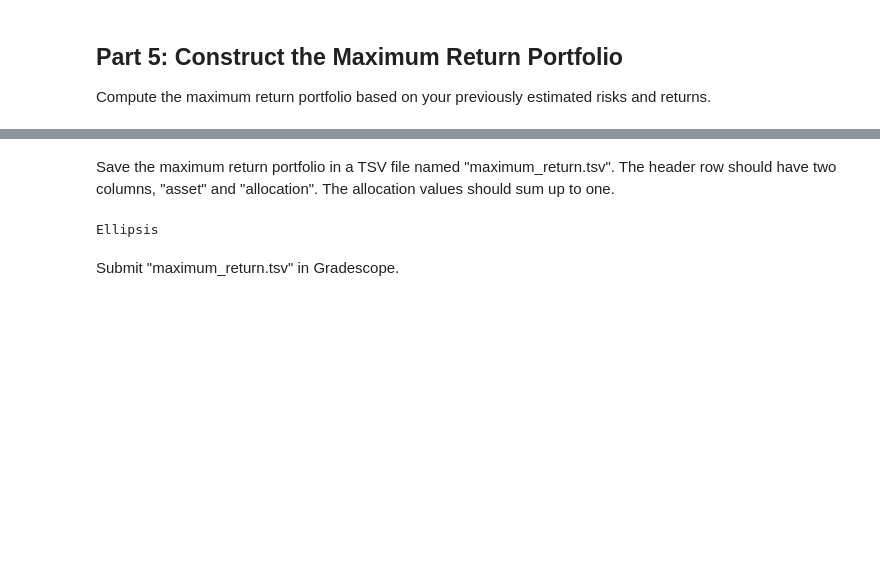
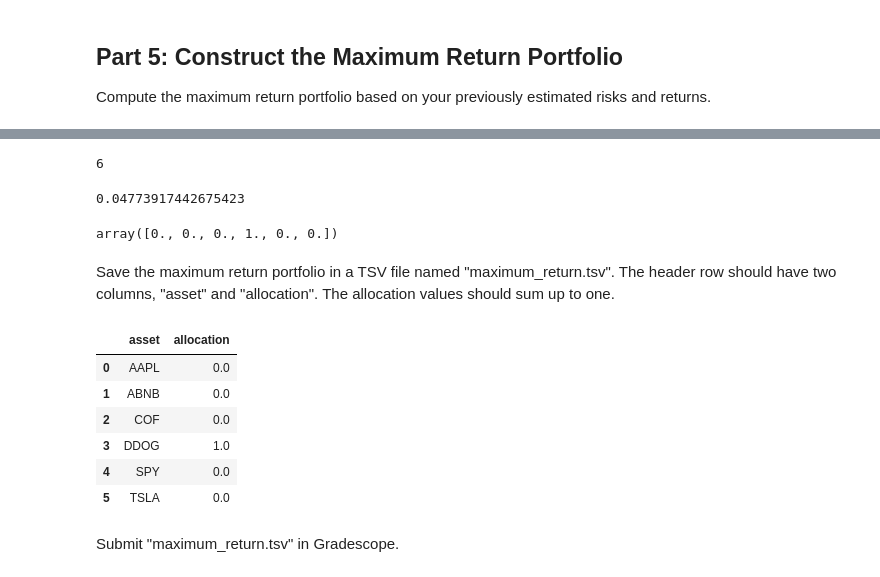
Before and after one commit to calebhadley1/AI_in_the_Field_Coursework, a Jupyter notebook: Week 1/dx704-project-01.ipynb, the cells around one changed output, grey strips where cells are left out. Cells and saved outputs as stored; diff of their text form; code cells hidden in the pictures; blank space fills up the shorter version.

```diff
--- a/Week 1/dx704-project-01.ipynb
+++ b/Week 1/dx704-project-01.ipynb
@@ -293,0 +308,7 @@ Ellipsis
+# %%
+n = len(mean_returns)
+n
+# %% [output]
+6
+# %%
+x = cp.Variable(n)
@@ -294,10 +319,30 @@ Ellipsis
+# %%
+estimated_returns_P = prob.solve()
+estimated_returns_P
+# %% [output]
+0.04773917442675423
+# %%
+# It just took DataDog stock only since it was highest return
+x.value.round(4)
+# %% [output]
+array([0., 0., 0., 1., 0., 0.])
 # %% [markdown]
 Save the maximum return portfolio in a TSV file named "maximum_return.tsv".
 The header row should have two columns, "asset" and "allocation".
 The allocation values should sum up to one.
-# %%
-# YOUR CHANGES HERE
-
-...
-# %% [output]
-Ellipsis
+# %%
+# YOUR CHANGES HERE
+
+maximum_return_df = pd.DataFrame({
+    'asset': mean_returns.index,
+    'allocation': x.value.round(4)
+})
+maximum_return_df
+# %% [output]
+|  | asset | allocation |
+| 0 | AAPL | 0.0 |
+| 1 | ABNB | 0.0 |
+| 2 | COF | 0.0 |
+| 3 | DDOG | 1.0 |
+| 4 | SPY | 0.0 |
+| 5 | TSLA | 0.0 |
```
Also changed, not shown: parts of 7 cells of this notebook, 1 other file.
